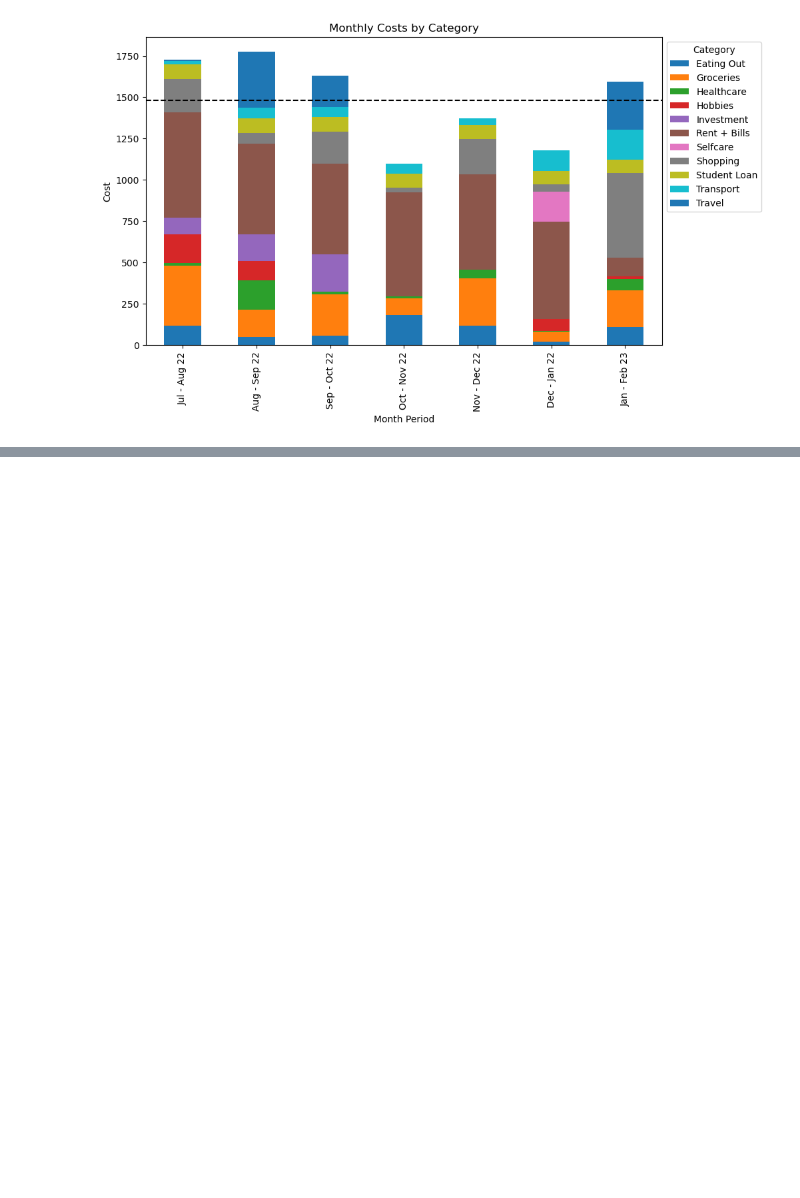
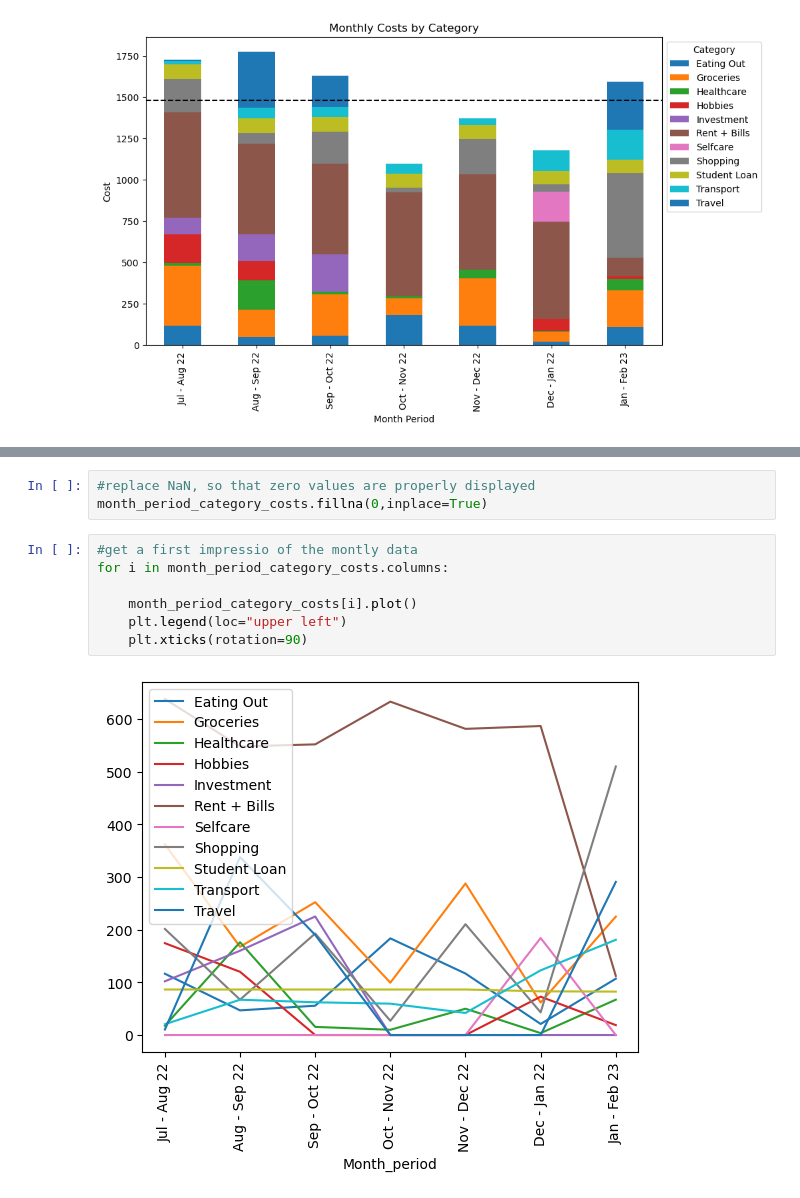
Before and after one commit to TechLabs-Berlin/wt23-sesame, a Jupyter notebook: notebooks/For_WD.ipynb, the cells around one changed output, grey strips where cells are left out. Drawn from its saved outputs; the diff is of its cells as text; blank space fills up the shorter version.

Commit message:
extended Notebook for additional plots and added sample files

```diff
--- a/notebooks/For_WD.ipynb
+++ b/notebooks/For_WD.ipynb
@@ -205,0 +224,12 @@ plt.show()
+# %%
+#replace NaN, so that zero values are properly displayed
+month_period_category_costs.fillna(0,inplace=True)
+# %%
+#get a first impressio of the montly data
+for i in month_period_category_costs.columns:
+
+    month_period_category_costs[i].plot()
+    plt.legend(loc="upper left")
+    plt.xticks(rotation=90)
+# %% [output]
+[figure, added]
```
Also changed, not shown: parts of 17 cells of this notebook, 3 other files.
